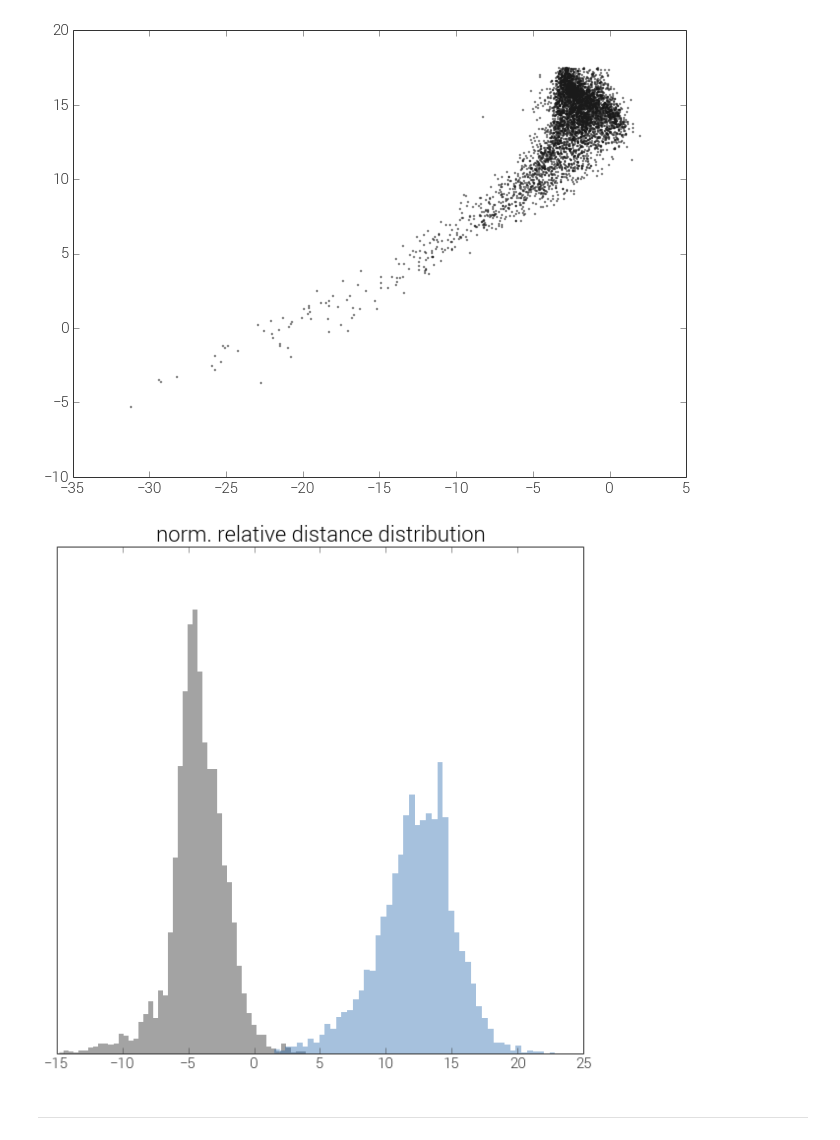
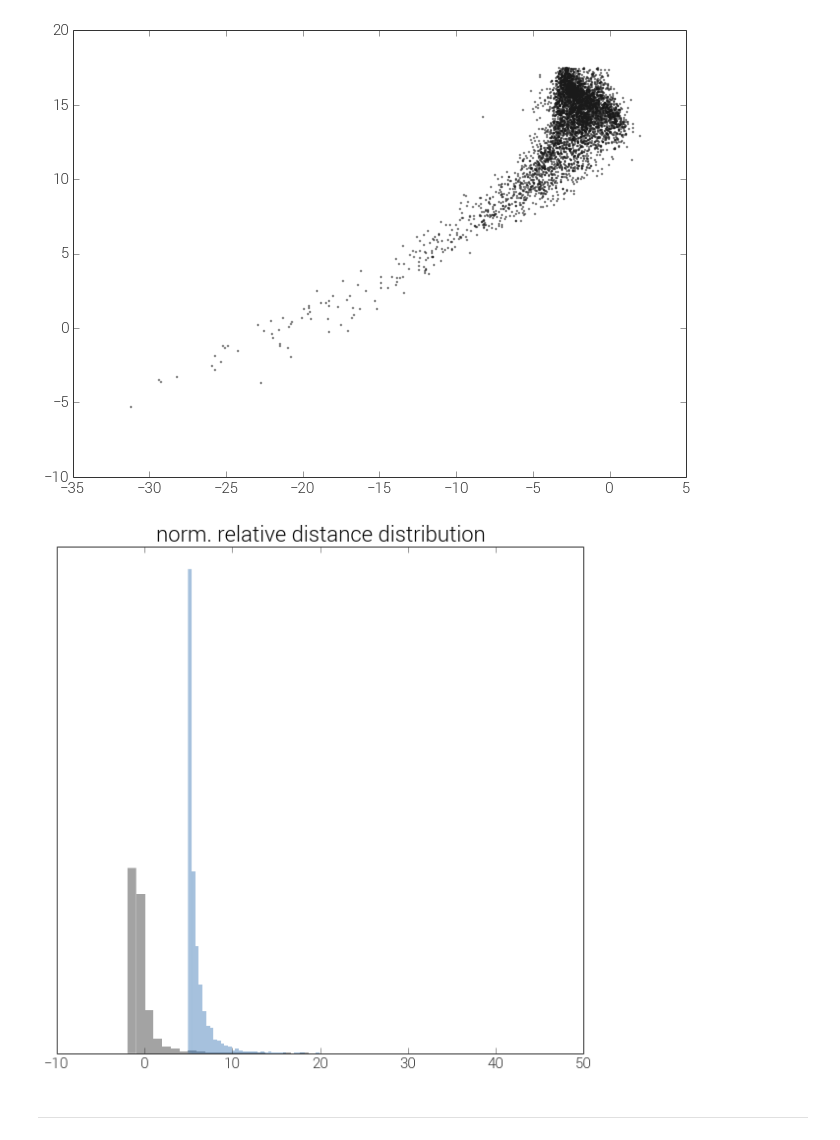
Before and after one commit to adrn/streams, a Jupyter notebook: text/notebooks/Gaussian ring.ipynb, the cells around one changed output. Saved outputs shown, nothing was run; the diff lists cells and outputs as text; code cells hidden in the pictures.

```diff
--- a/text/notebooks/Gaussian ring.ipynb
+++ b/text/notebooks/Gaussian ring.ipynb
@@ -307,18 +307,21 @@ plot(r_term, v_term, linestyle='none', marker='.', alpha=0.5)
 [<matplotlib.lines.Line2D at 0x...>]
 [figure]
 # %%
+sigma_r = 0.55
+sigma_v = 0.8
+
 nbins = 50
 fig,ax = plt.subplots(1,1,figsize=(8,8))
-n,bins,patches = ax.hist(-0.5*(2*np.log(sigma_r) + (np.log(rel_r) - np.mean(np.log(r_tide))) / sigma_r) - np.log(rel_r**3), bins=nbins, alpha=0.4, normed=True)
-n,bins,patches = ax.hist(-0.5*(2*np.log(sigma_v) + (np.log(rel_v) - np.log(v_disp)) / sigma_v) - np.log(rel_v**3), bins=nbins, alpha=0.4, normed=True)
+n,bins,patches = ax.hist(2*np.log(sigma_r*rel_r) + ((np.log(rel_r) - np.log(r_tide)) / sigma_r)**2 - np.log(rel_r**3), bins=nbins, alpha=0.4, normed=True)
+n,bins,patches = ax.hist(2*np.log(sigma_v*rel_v) + ((np.log(rel_v) - np.log(v_disp)) / sigma_v)**2 - np.log(rel_v**3), bins=nbins, alpha=0.4, normed=True)
 
 #ax.set_xlabel(r"$\log D_{i,s}$")
 ax.set_title("norm. relative distance distribution")
 ax.set_yticks([])
 
 plt.tight_layout()
 # %% [output]
-[figure, old version]
+[figure, new version]
 # %% [markdown]
 ---
 # %%
```
Also changed, not shown: parts of 2 cells of this notebook.
